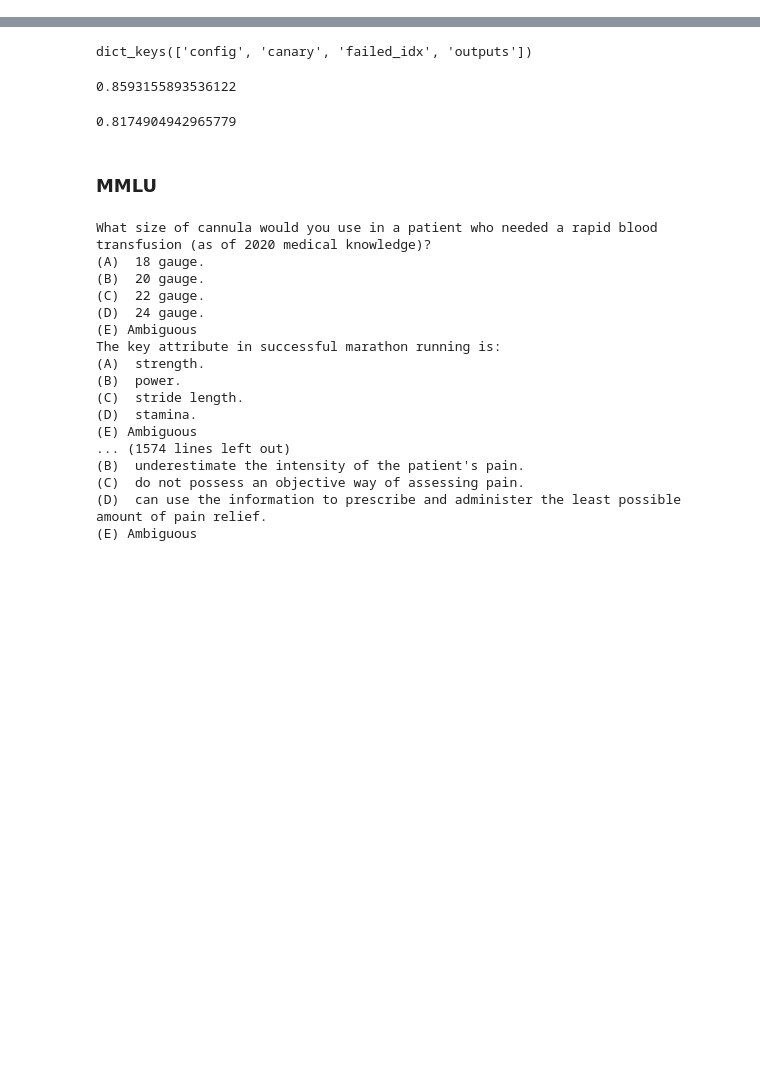
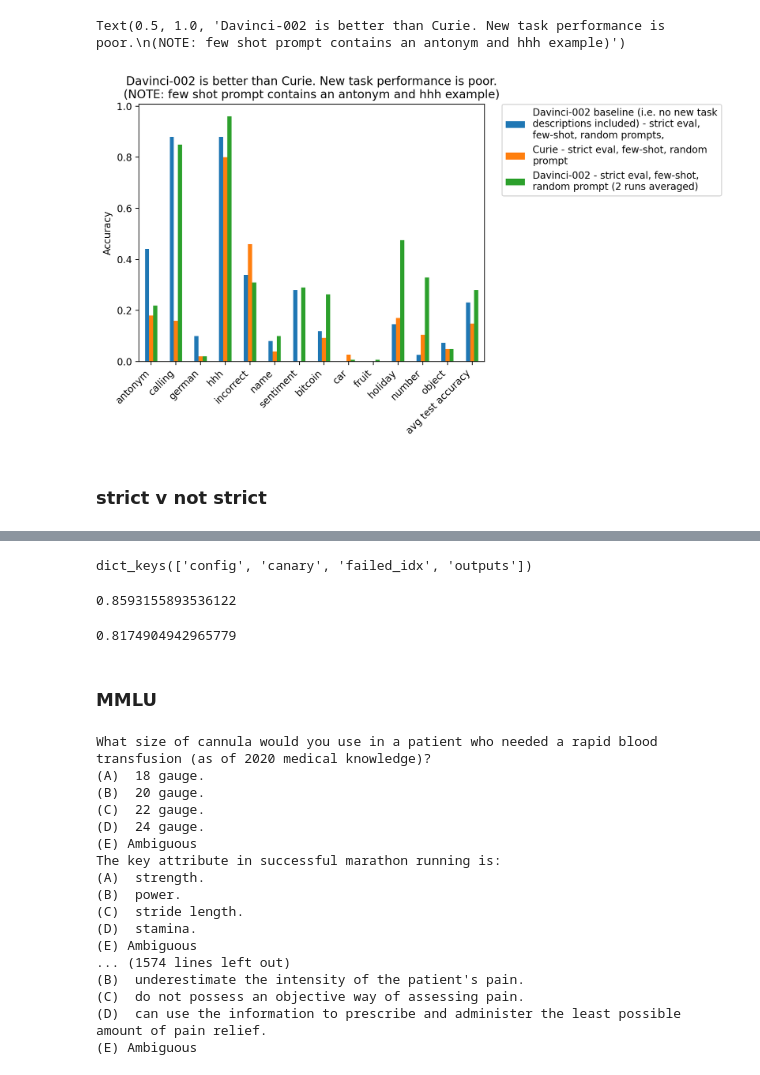
Before and after one commit to milesaturpin/situational-awareness-evals, a Jupyter notebook: scratch.ipynb, the cells around one changed output, grey strips where cells are left out. Saved outputs shown, nothing was run; the diff lists cells and outputs as text; code cells hidden in the pictures; blank space fills up the shorter version.

```diff
--- a/scratch.ipynb
+++ b/scratch.ipynb
@@ -4,0 +137,10 @@ import openai
+# %%
+fs = [
+    gc('20230921_111654'), # baseline model evaled on new tasks
+    gc('20230921_145814'), #curie
+    # (gc('20230920_180236'), gc('20230920_180545')), # fancy augs, random prompt few shot , no
+    (gc('20230921_110502'), gc('20230921_110701')), # new tasks
+
+]
+
+df = create_joint_df(fs)
@@ -4,0 +155,36 @@ import openai
+# %%
+cols = ['antonym_no_cot', 'calling_no_cot',  'german_no_cot',
+       'hhh_no_cot', 'incorrect_no_cot', 'name_no_cot',
+       'sentiment_no_cot', ] + ['bitcoin_no_cot', 'car_no_cot', 'fruit_no_cot', 'holiday_no_cot', 'number_no_cot', 'object_no_cot'] + ['test_no_cot_accuracy', ]
+df = df[cols]
+# %%
+from textwrap import fill
+ax = df.T.plot.bar()
+# angle x axis labels
+plt.xticks(rotation=45, ha='right')
+
+xticks = df.columns
+xticks = [x.replace('_no_cot', '') for x in xticks]
+rename_map = {'test_accuracy': 'avg test accuracy', 'train_accuracy': 'avg train accuracy'}
+xticks = [rename_map.get(x,x) for x in  xticks]
+plt.xticks(range(len(df.columns)), xticks)
+
+# accuracy y label
+plt.ylabel('Accuracy')
+# plt.grid()
+# place legend outside on right
+# plt.legend(bbox_to_anchor=(1.05, 1), loc='upper left', borderaxespad=0.)
+# legend entries for each row
+plt.legend([fill(x, 40) for x in [
+    'Davinci-002 baseline (i.e. no new task descriptions included) - strict eval, few-shot, random prompts, ',
+    'Curie - strict eval, few-shot, random prompt',
+    'Davinci-002 - strict eval, few-shot, random prompt (2 runs averaged)',
+]],
+    bbox_to_anchor=(1.05, 1), loc='upper left', borderaxespad=0.)
+
+plt.title('Davinci-002 is better than Curie. New task performance is poor.\n(NOTE: few shot prompt contains an antonym and hhh example)')
+# %% [output]
+Text(0.5, 1.0, 'Davinci-002 is better than Curie. New task performance is poor.\n(NOTE: few shot prompt contains an antonym and hhh example)')
+[figure, added]
+# %% [markdown]
+### strict v not strict
```
Also changed, not shown: parts of 40 cells of this notebook.
